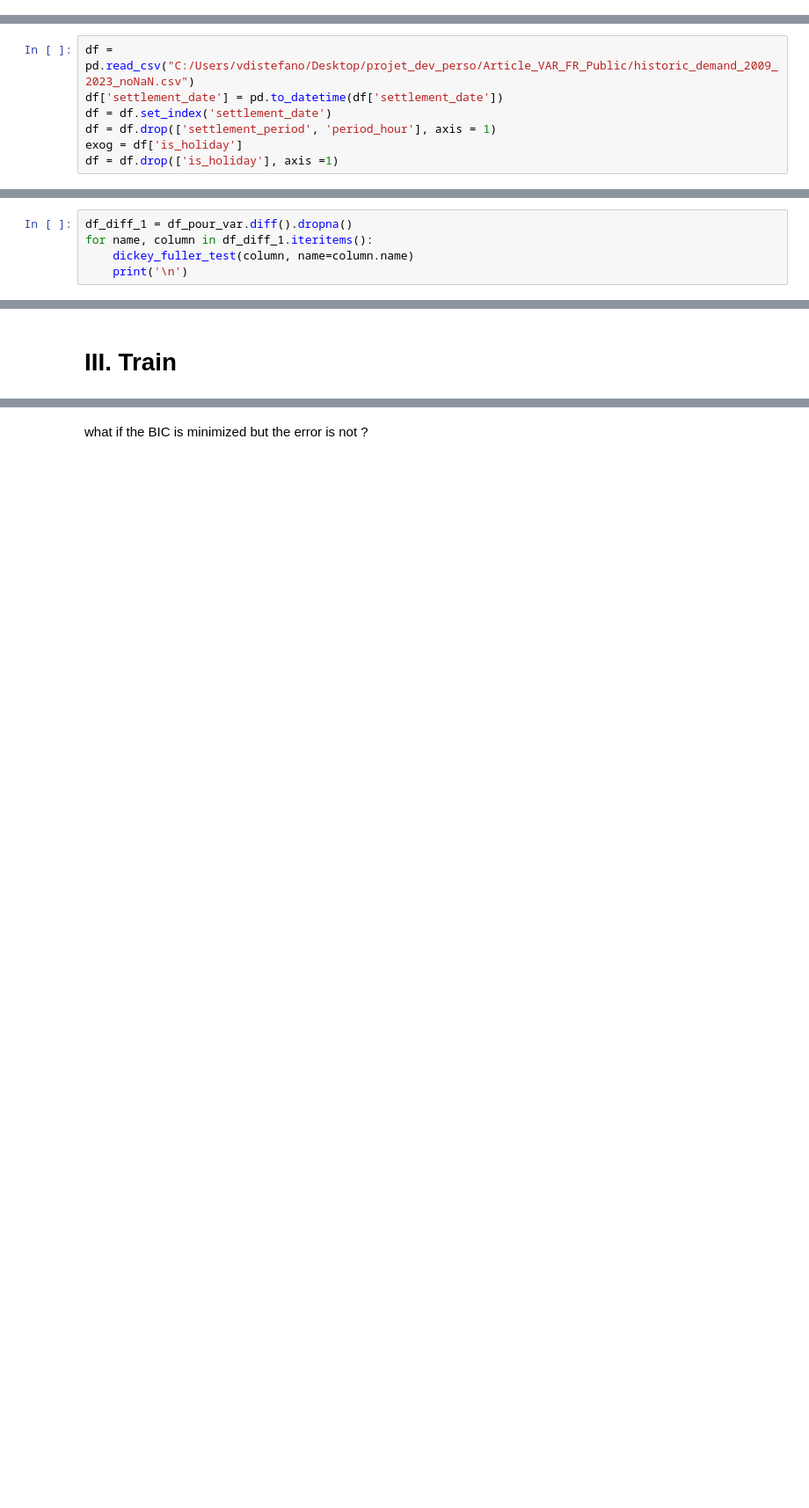
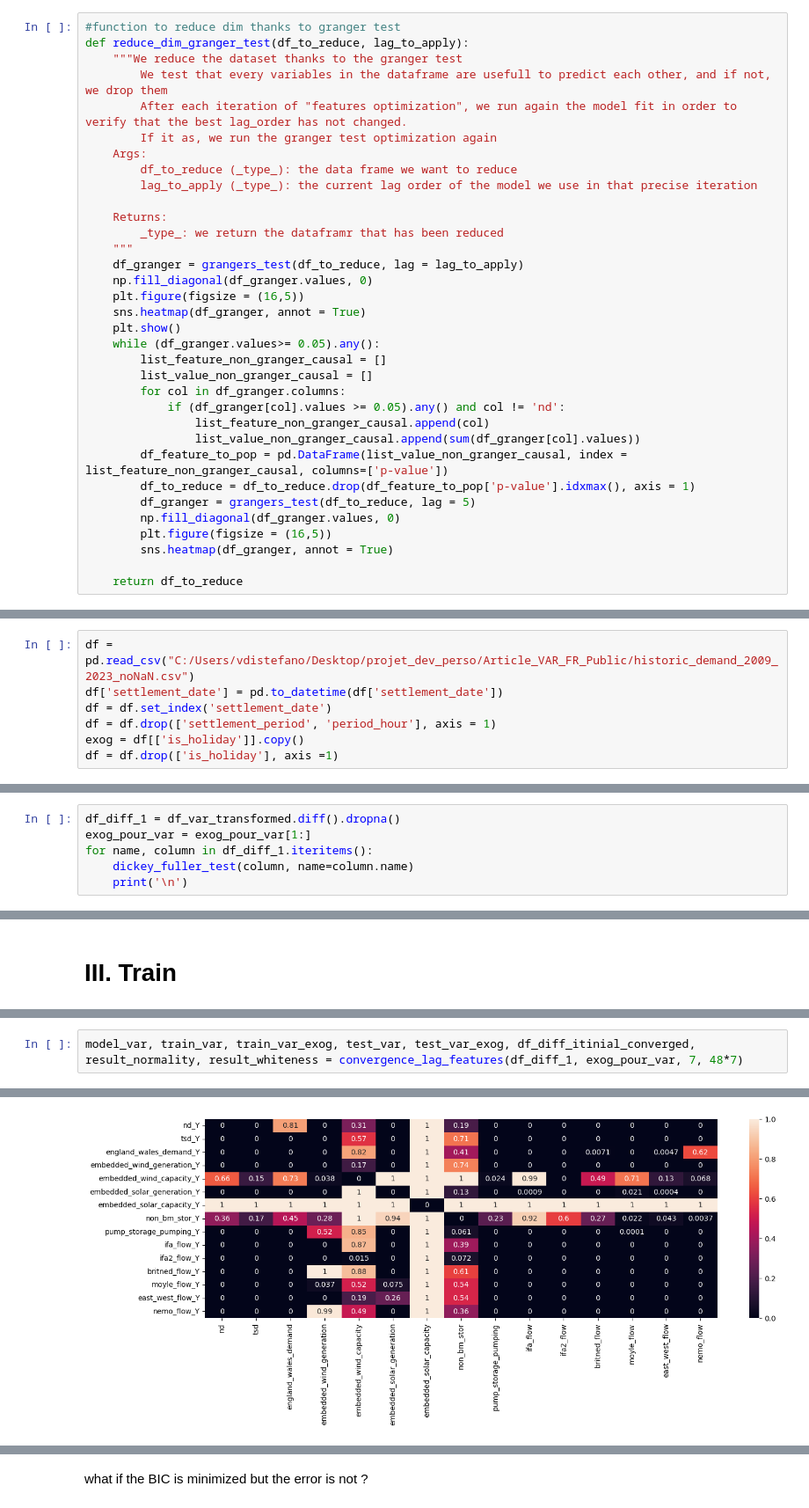
Before and after one commit to gambitl/Article_VAR_FR_Public, a Jupyter notebook: VAR_model_notebook.ipynb, the cells around one changed output, grey strips where cells are left out. Shown at 88% size. Drawn from its saved outputs; the diff is of its cells as text; blank space fills up the shorter version.

Commit message:
17/07/2023 reste le plotting

```diff
--- a/VAR_model_notebook.ipynb
+++ b/VAR_model_notebook.ipynb
@@ -140,3 +145,37 @@ def box_cox_test(dataframe_to_test):
+# %%
+#function to reduce dim thanks to granger test
+def reduce_dim_granger_test(df_to_reduce, lag_to_apply):
+    """We reduce the dataset thanks to the granger test
+        We test that every variables in the dataframe are usefull to predict each other, and if not, we drop them
+        After each iteration of "features optimization", we run again the model fit in order to verify that the best lag_order has not changed.
+        If it as, we run the granger test optimization again
+    Args:
+        df_to_reduce (_type_): the data frame we want to reduce
+        lag_to_apply (_type_): the current lag order of the model we use in that precise iteration
+
+    Returns:
+        _type_: we return the dataframr that has been reduced
+    """
+    df_granger = grangers_test(df_to_reduce, lag = lag_to_apply)
+    np.fill_diagonal(df_granger.values, 0)
+    plt.figure(figsize = (16,5))
+    sns.heatmap(df_granger, annot = True)
+    plt.show()
+    while (df_granger.values>= 0.05).any():
+        list_feature_non_granger_causal = []
+        list_value_non_granger_causal = []
+        for col in df_granger.columns:
+            if (df_granger[col].values >= 0.05).any() and col != 'nd':
+                list_feature_non_granger_causal.append(col)
+                list_value_non_granger_causal.append(sum(df_granger[col].values))
+        df_feature_to_pop = pd.DataFrame(list_value_non_granger_causal, index = list_feature_non_granger_causal, columns=['p-value'])
+        df_to_reduce = df_to_reduce.drop(df_feature_to_pop['p-value'].idxmax(), axis = 1)
+        df_granger = grangers_test(df_to_reduce, lag = 5)
+        np.fill_diagonal(df_granger.values, 0)
+        plt.figure(figsize = (16,5))
+        sns.heatmap(df_granger, annot = True)
+
+    return df_to_reduce
 # %%
 #transform boxcox on selected variables
 def transfo_boxcox(dataframe_to_transform, list_features_to_transform):
@@ -196,7 +313,7 @@ df = pd.read_csv("C:/Users/vdistefano/Desktop/projet_dev_perso/Article_VAR_FR_Pu
 df['settlement_date'] = pd.to_datetime(df['settlement_date'])
 df = df.set_index('settlement_date')
 df = df.drop(['settlement_period', 'period_hour'], axis = 1)
-exog = df['is_holiday']
+exog = df[['is_holiday']].copy()
 df = df.drop(['is_holiday'], axis =1)
 # %% [markdown]
 ## b. Parameters
@@ -283,7 +398,8 @@ for name, column in df_var_transformed.iteritems():
  => P-Value = 0.0 <= 0.05. On rejette H0 au seuil de confiance.
  => La série est STATIONNAIRE.
 # %%
-df_diff_1 = df_pour_var.diff().dropna()
+df_diff_1 = df_var_transformed.diff().dropna()
+exog_pour_var = exog_pour_var[1:]
 for name, column in df_diff_1.iteritems():
     dickey_fuller_test(column, name=column.name)
     print('\n')
@@ -328,0 +450,3 @@ result_whiteness = model_var.test_whiteness(round((len(train_var) + len(test_var
+# %%
+model_var, train_var, train_var_exog, test_var, test_var_exog, df_diff_itinial_converged, result_normality, result_whiteness = convergence_lag_features(df_diff_1, exog_pour_var, 7, 48*7)
+# %% [output]
@@ -328,0 +457 @@ result_whiteness = model_var.test_whiteness(round((len(train_var) + len(test_var
+[figure, added]
```
Also changed, not shown: parts of 31 cells of this notebook, 2 other files.
